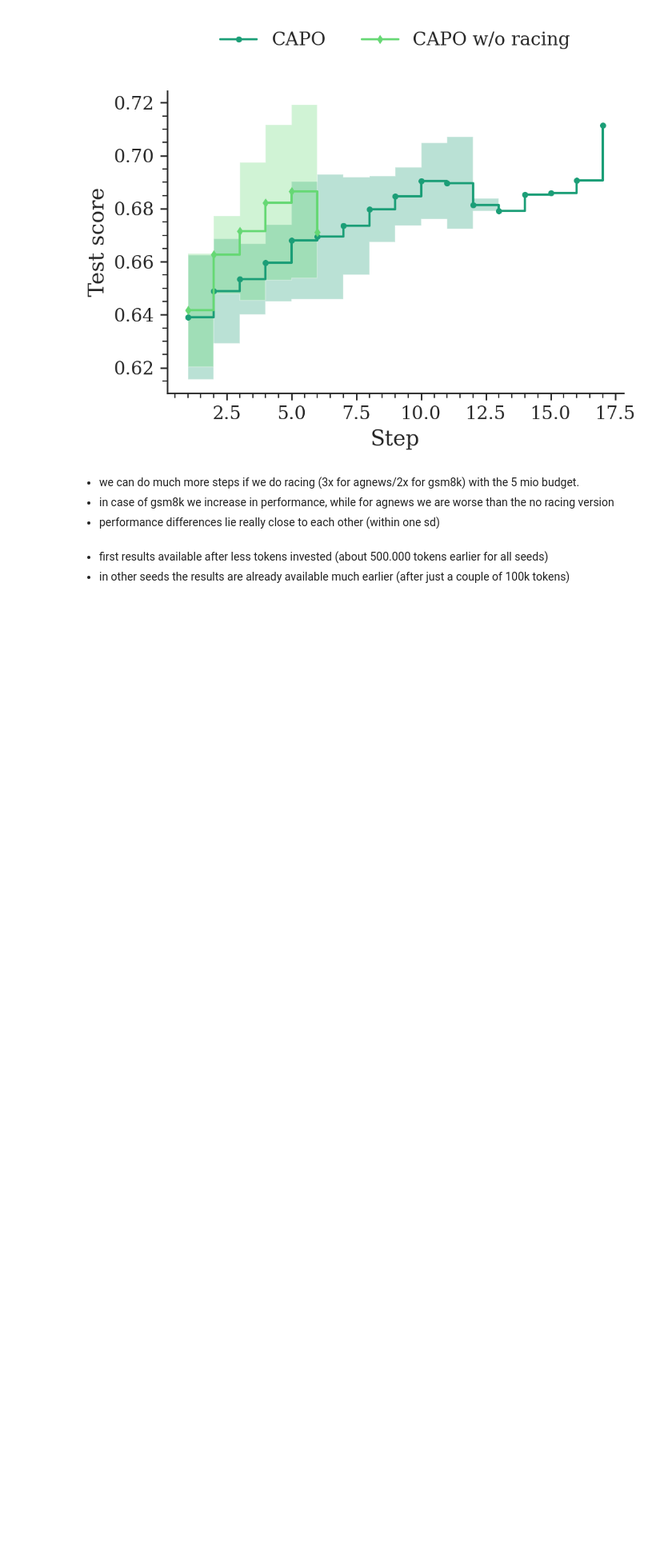
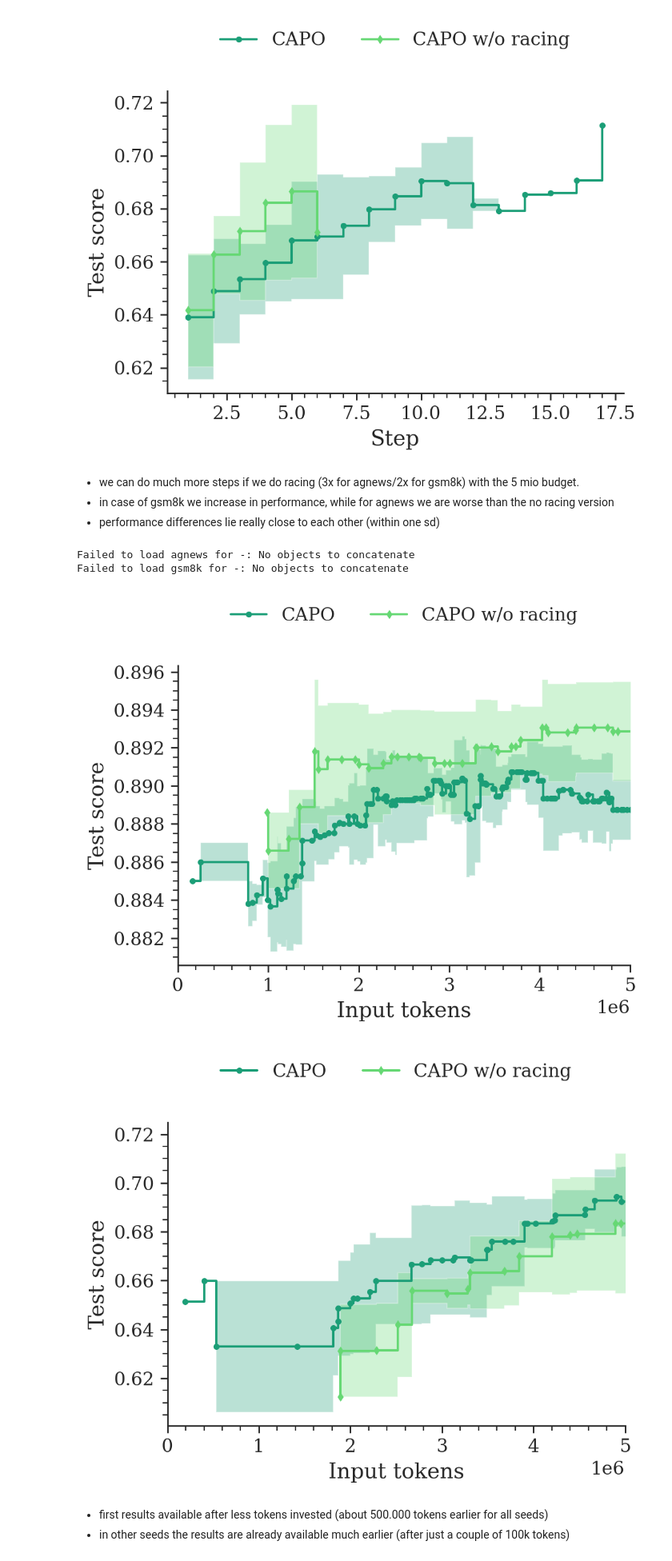
Before and after one commit to finitearth/capo, a Jupyter notebook: notebooks/paper_visualization/ablation_visualization.ipynb, the cells around one changed output. Shown at 80% size. Drawn from its saved outputs; the diff is of its cells as text; code cells hidden in the pictures; blank space fills up the shorter version.

```diff
--- a/notebooks/paper_visualization/ablation_visualization.ipynb
+++ b/notebooks/paper_visualization/ablation_visualization.ipynb
@@ -48,17 +48,22 @@ Failed to load gsm8k for : No objects to concatenate
 # %%
 for dataset in DATASETS:
     plot_population_scores_comparison(
         dataset,
         "llama",
-        ["CAPO", "", "CAPO_no_racing"],
-        labels=["CAPO", "", "CAPO w/o racing"],
+        ["CAPO", "-", "CAPO_no_racing"],
+        labels=["CAPO", "-", "CAPO w/o racing"],
         plot_stddev=True,
         plot_seeds=False,
         x_col="input_tokens_cum",
         colors=colors,
         markers=markers,
         ncols=2,
-    )
+    );
+# %% [output]
+Failed to load agnews for -: No objects to concatenate
+Failed to load gsm8k for -: No objects to concatenate
+[figure, added]
+[figure, added]
 # %% [markdown]
 - first results available after less tokens invested (about 500.000 tokens earlier for all seeds)
 - in other seeds the results are already available much earlier (after just a couple of 100k tokens)
```
Also changed, not shown: parts of 16 cells of this notebook, 2 other files.
